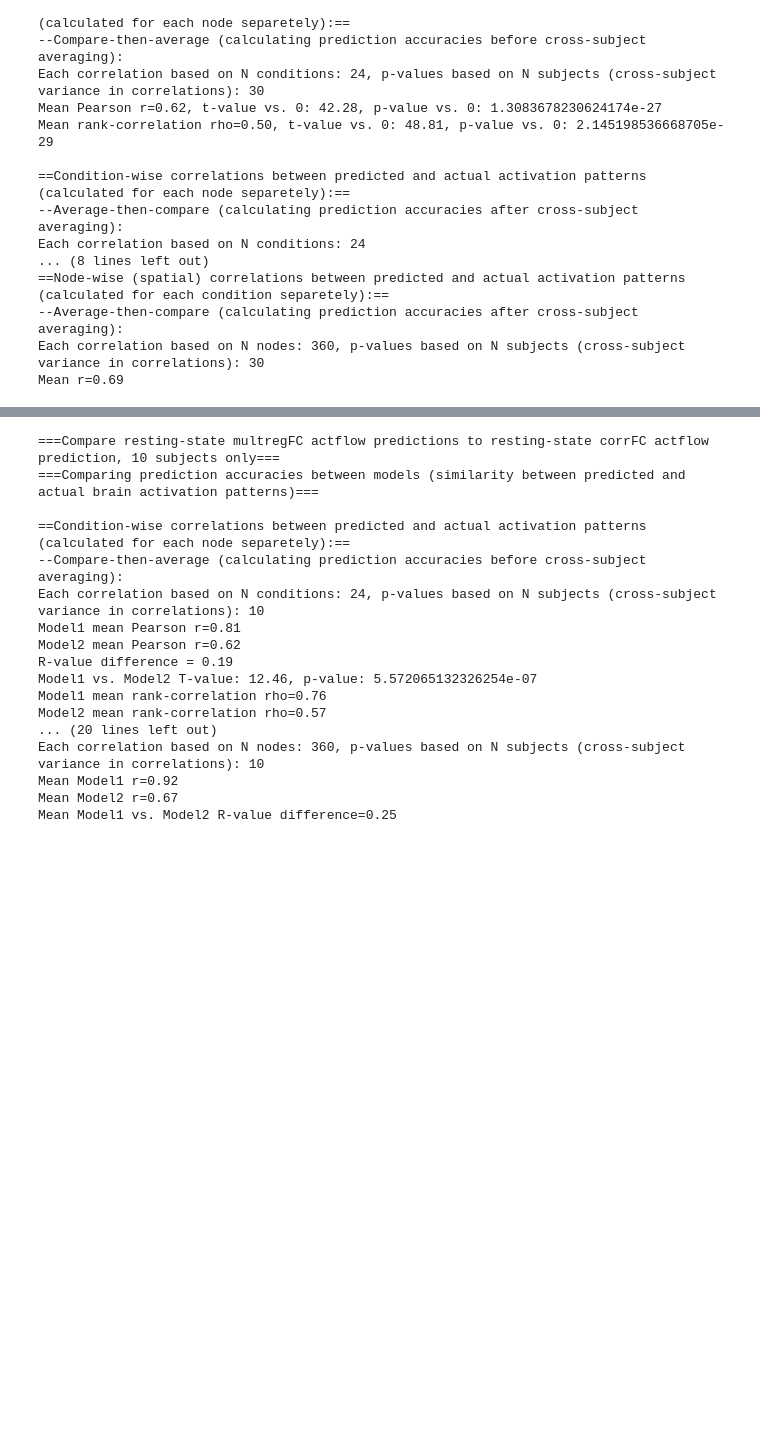
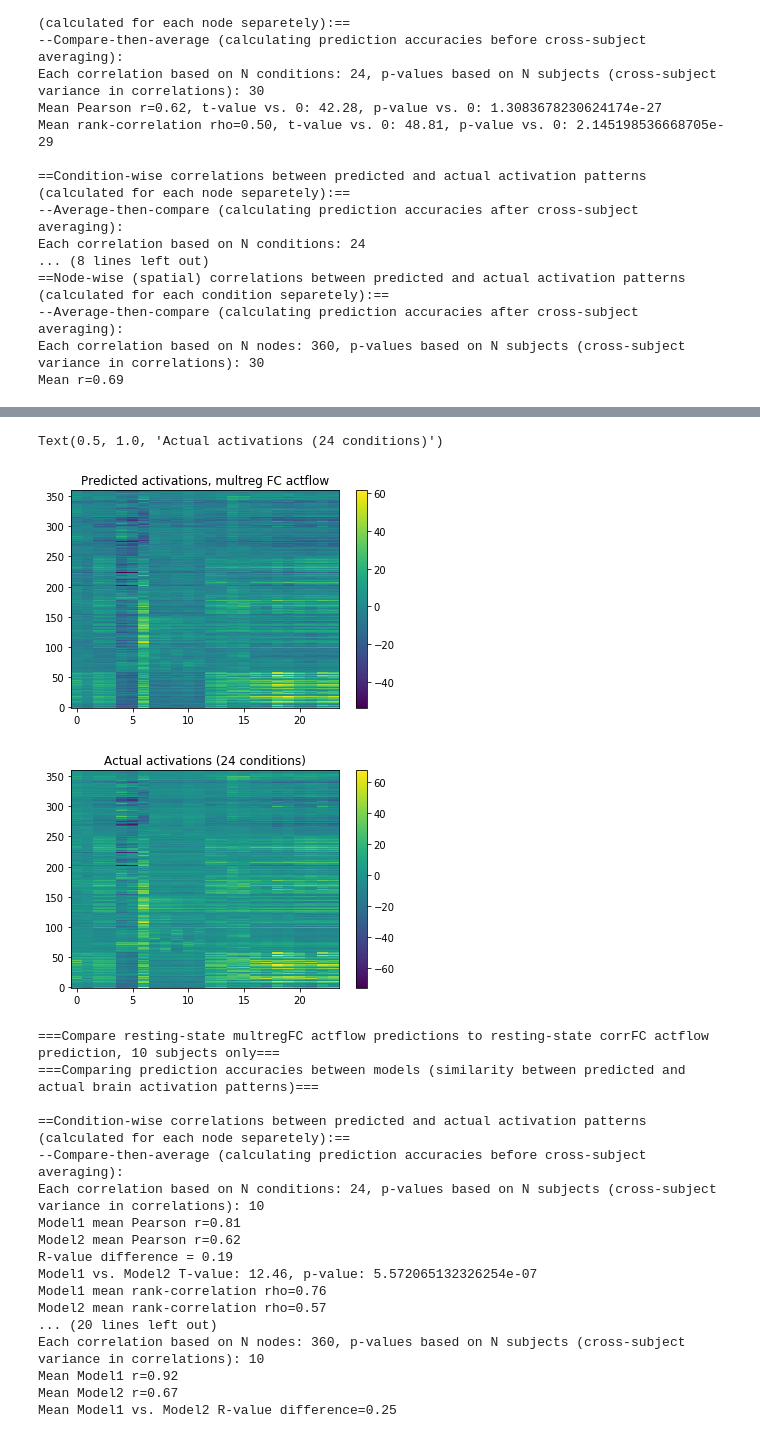
Before and after one commit to ColeLab/ActflowToolbox, a Jupyter notebook: examples/HCP_example.ipynb, the cells around one changed output, grey strips where cells are left out. Cells and saved outputs as stored; diff of their text form; code cells hidden in the pictures; blank space fills up the shorter version.

```diff
--- a/examples/HCP_example.ipynb
+++ b/examples/HCP_example.ipynb
@@ -93,3 +118,18 @@ Wall time: 2min 37s
+# %%
+#Visualize predicted and actual activation patterns, with multiple-regression FC
+
+plt.imshow(np.mean(actflowOutput_restFCMReg_bycond_10subjs['actPredVector_bytask_bysubj'],axis=2)[netorder,:],aspect='auto',origin='lower')
+plt.colorbar()
+plt.title('Predicted activations, multreg FC actflow')
+
+plt.figure()
+plt.imshow(np.mean(activations_bycond,axis=2)[netorder,:],aspect='auto',origin='lower')
+plt.colorbar()
+plt.title('Actual activations (24 conditions)')
+# %% [output]
+Text(0.5, 1.0, 'Actual activations (24 conditions)')
+[figure, added]
+[figure, added]
 # %%
 print("===Compare resting-state multregFC actflow predictions to resting-state corrFC actflow prediction, 10 subjects only===")
 model_compare_RestMultRegFCVsRestCorrFC_Actflow = actflow.model_compare(target_actvect=actflowOutput_restFCCorr_bycond['actVect_actual_group'][:,:,0:10], model1_actvect=actflowOutput_restFCMReg_bycond_10subjs['actPredVector_bytask_bysubj'], model2_actvect=actflowOutput_restFCCorr_bycond['actPredVector_bytask_bysubj'][:,:,0:10], full_report=True, print_report=True, print_by_condition=False)
```
Also changed, not shown: parts of 3 cells of this notebook, 3 other files.
